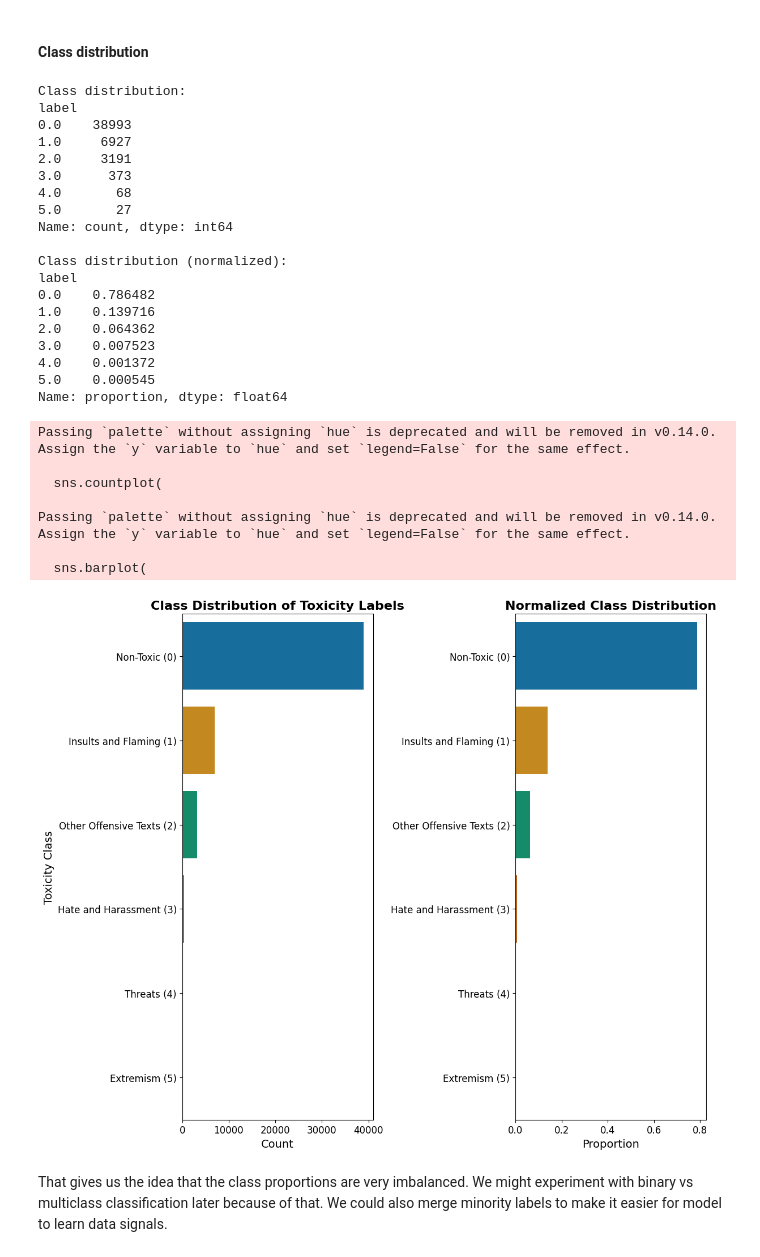
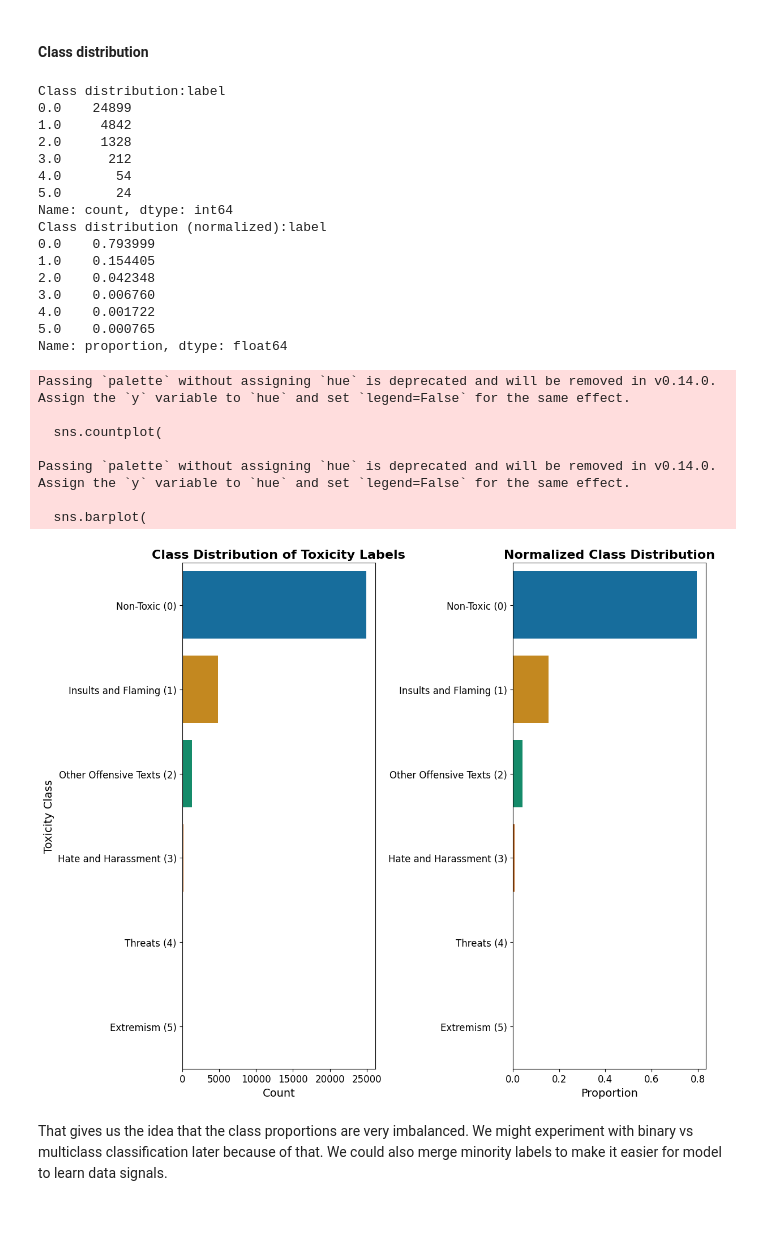
Before and after one commit to paolacalle/gaming-toxicity-detection, a Jupyter notebook: notebooks/gaming/EDA_gaming.ipynb, the cells around one changed output. Cells and saved outputs as stored; diff of their text form; code cells hidden in the pictures; blank space fills up the shorter version.

```diff
--- a/notebooks/gaming/EDA_gaming.ipynb
+++ b/notebooks/gaming/EDA_gaming.ipynb
@@ -43,11 +37,10 @@ DATA_DIR_DOTA = PROJECT_ROOT / "data/processed_data/dota/"
 # %% [markdown]
 ## World of Tanks
 # %%
-# read parquet file
-wot = pd.read_parquet(DATA_DIR_WOT / "wot.parquet")
-# check
-print(f"Dataset shape: {wot.shape}")
-print(f"Dataset first 5 rows:\n{wot.head(5)}\n")
-print(f"Dataset info:")
-wot.info()
+# load pre-cleaned train/val splits from cleaning notebook
+train_df      = pd.read_parquet(DATA_DIR_WOT / "x_train.parquet")
+validation_df = pd.read_parquet(DATA_DIR_WOT / "x_validation.parquet")
+print(f"Train shape: {train_df.shape}")
+print(f"Validation shape: {validation_df.shape}")
+print(f"Train first 5 rows:{train_df.head(5)}")
 # %% [output]
@@ -85,28 +66,25 @@ memory usage: 1.1+ MB
 # %% [markdown]
 #### Class distribution
 # %%
-# Class balance check
-print(f"Class distribution:\n{wot['label'].value_counts()}\n")
-print(f"Class distribution (normalized):\n{wot['label'].value_counts(normalize=True)}")
+# class balance check — train set only to avoid val leakage in EDA
+print(f"Class distribution:{train_df['label'].value_counts()}")
+print(f"Class distribution (normalized):{train_df['label'].value_counts(normalize=True)}")
 # %% [output]
-Class distribution:
-label
-0.0    38993
-1.0     6927
-2.0     3191
-3.0      373
-4.0       68
-5.0       27
+Class distribution:label
+0.0    24899
+1.0     4842
+2.0     1328
+3.0      212
+4.0       54
+5.0       24
 Name: count, dtype: int64
-
-Class distribution (normalized):
-label
-0.0    0.786482
-1.0    0.139716
-2.0    0.064362
-3.0    0.007523
-4.0    0.001372
-5.0    0.000545
+Class distribution (normalized):label
+0.0    0.793999
+1.0    0.154405
+2.0    0.042348
+3.0    0.006760
+4.0    0.001722
+5.0    0.000765
 Name: proportion, dtype: float64
 # %%
 # Class balance plot + normalized class balance plot side by side
@@ -124,11 +102,11 @@ class_labels = [
 
 # map numeric labels to readable names
 label_map = dict(zip(class_order, class_labels))
-wot["label_name"] = wot["label"].map(label_map)
+train_df["label_name"] = train_df["label"].map(label_map)
 
 # normalized proportions
 class_props = (
-    wot["label"]
+    train_df["label"]
     .value_counts(normalize=True)
     .reindex(class_order)
 )
@@ -139,7 +117,7 @@ fig, axes = plt.subplots(1, 2, figsize=(12, 10))
 # raw counts plot
 sns.countplot(
     y="label_name",
-    data=wot,
+    data=train_df,
     order=class_labels,
     palette="colorblind",
     ax=axes[0]
@@ -157,34 +135,34 @@ axes[0].tick_params(axis="y", labelsize=12)
 axes[0].tick_params(axis="x", labelsize=12)
 
 
 # normalized distribution
 sns.barplot(
     x=class_props.values,
     y=class_labels,
     palette="colorblind",
     ax=axes[1]
 )
 
 # aesthetics
 axes[1].set_title("Normalized Class Distribution", fontweight="bold", fontsize=16)
 
 # axis labels and ticks
 axes[1].set_xlabel("Proportion", fontsize=14)
 
 axes[1].tick_params(axis="y", labelsize=12)
 axes[1].tick_params(axis="x", labelsize=12)
 
 plt.tight_layout()
 plt.show()
 # %% [output]
 Passing `palette` without assigning `hue` is deprecated and will be removed in v0.14.0. Assign the `y` variable to `hue` and set `legend=False` for the same effect.
 
   sns.countplot(
 
 Passing `palette` without assigning `hue` is deprecated and will be removed in v0.14.0. Assign the `y` variable to `hue` and set `legend=False` for the same effect.
 
   sns.barplot(
-[figure, old version]
+[figure, new version]
 # %% [markdown]
 That gives us the idea that the class proportions are very imbalanced. We might experiment with binary vs multiclass classification later because of that. We could also merge minority labels to make it easier for model to learn data signals.
 # %% [markdown]
```
Also changed, not shown: parts of 36 cells of this notebook, 13 other files.
